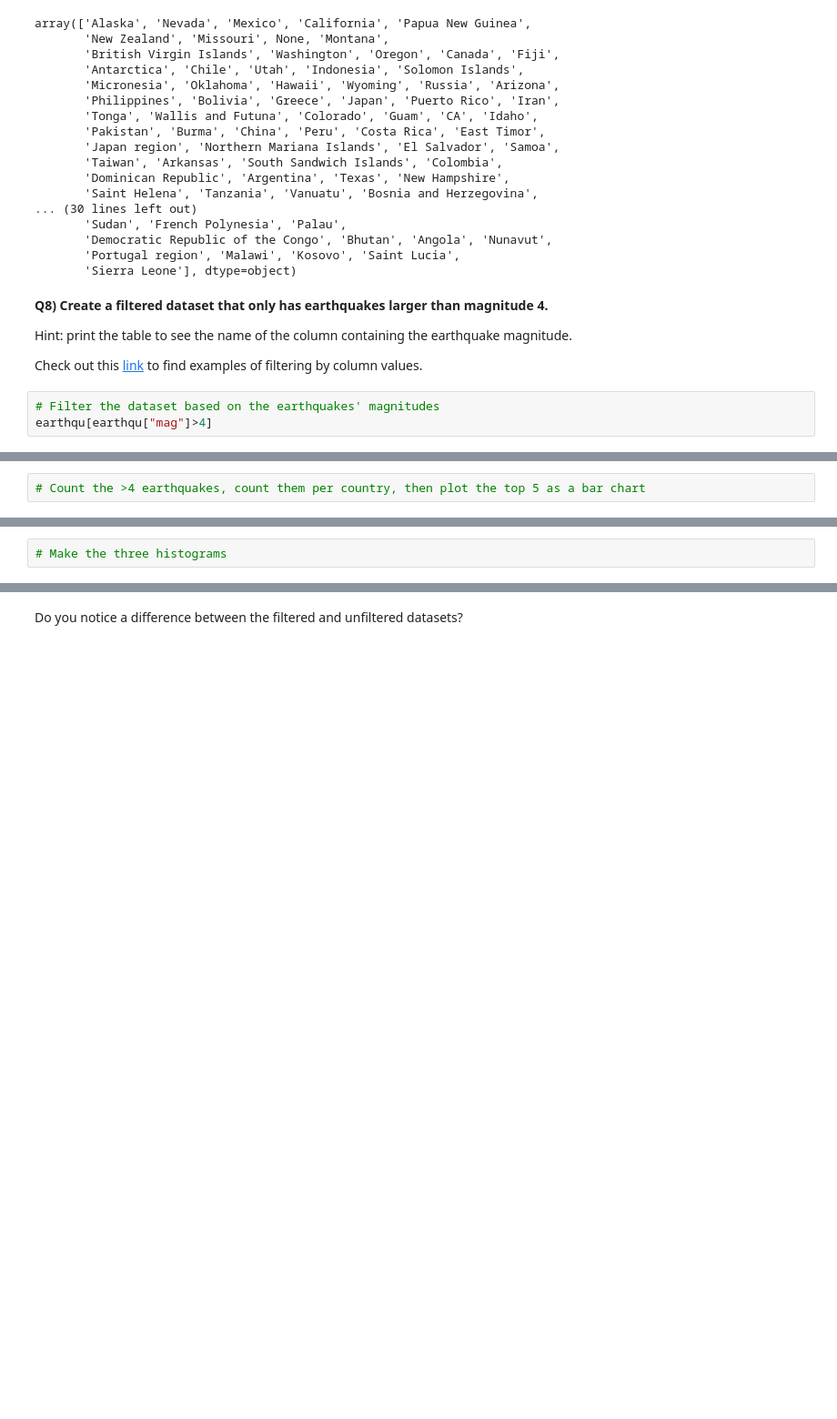
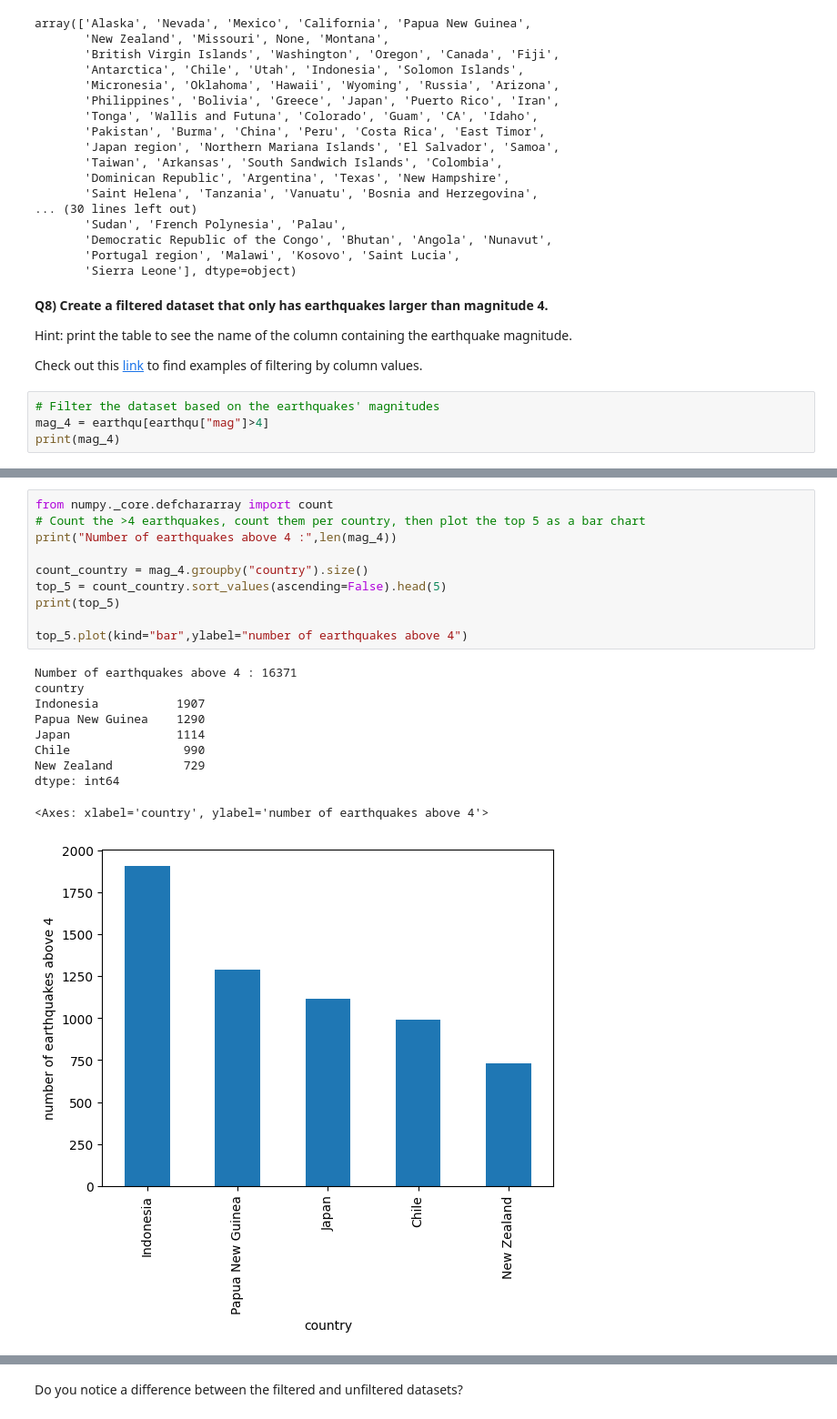
Before and after one commit to Anialuchi/2026_Intro_Python, a Jupyter notebook: 1.5-pandas-environmental-exercises.ipynb, the cells around one changed output, grey strips where cells are left out. Shown at 91% size. Cells and saved outputs as stored; diff of their text form; blank space fills up the shorter version.

```diff
--- a/1.5-pandas-environmental-exercises.ipynb
+++ b/1.5-pandas-environmental-exercises.ipynb
@@ -228,5 +228,6 @@ Check out this [link](https://www.geeksforgeeks.org/ways-to-filter-pandas-datafr
 to find examples of filtering by column values.
 # %%
 # Filter the dataset based on the earthquakes' magnitudes
-earthqu[earthqu["mag"]>4]
+mag_4 = earthqu[earthqu["mag"]>4]
+print(mag_4)
 # %% [output]
@@ -260,7 +265,26 @@ and `earthquake_num` (number), and recreate the bar chart below.
 
 <em>The five locations with the most magnitude-above-4 events in 2014.</em>
 # %%
+from numpy._core.defchararray import count
 # Count the >4 earthquakes, count them per country, then plot the top 5 as a bar chart
+print("Number of earthquakes above 4 :",len(mag_4))
+
+count_country = mag_4.groupby("country").size()
+top_5 = count_country.sort_values(ascending=False).head(5)
+print(top_5)
+
+top_5.plot(kind="bar",ylabel="number of earthquakes above 4")
+# %% [output]
+Number of earthquakes above 4 : 16371
+country
+Indonesia           1907
+Papua New Guinea    1290
+Japan               1114
+Chile                990
+New Zealand          729
+dtype: int64
+<Axes: xlabel='country', ylabel='number of earthquakes above 4'>
+[figure, added]
 # %% [markdown]
 **Q10) Make a histogram for the distribution of the earthquakes' magnitudes.**
 
@@ -290,5 +314,3 @@ side.
 <img src="https://raw.githubusercontent.com/gse-unil/2026_MLEES_book/main/part-I/_static/1.5-target-hist-filtered-unfiltered.png" alt="Two histograms of earthquake magnitude side by side, one for events above magnitude 4 and one for the whole catalog" width="100%">
 
 <em>The filtered and unfiltered magnitude distributions, drawn on their own count axes.</em>
-# %%
-# Make the three histograms
```
Also changed, not shown: parts of 4 cells of this notebook.
